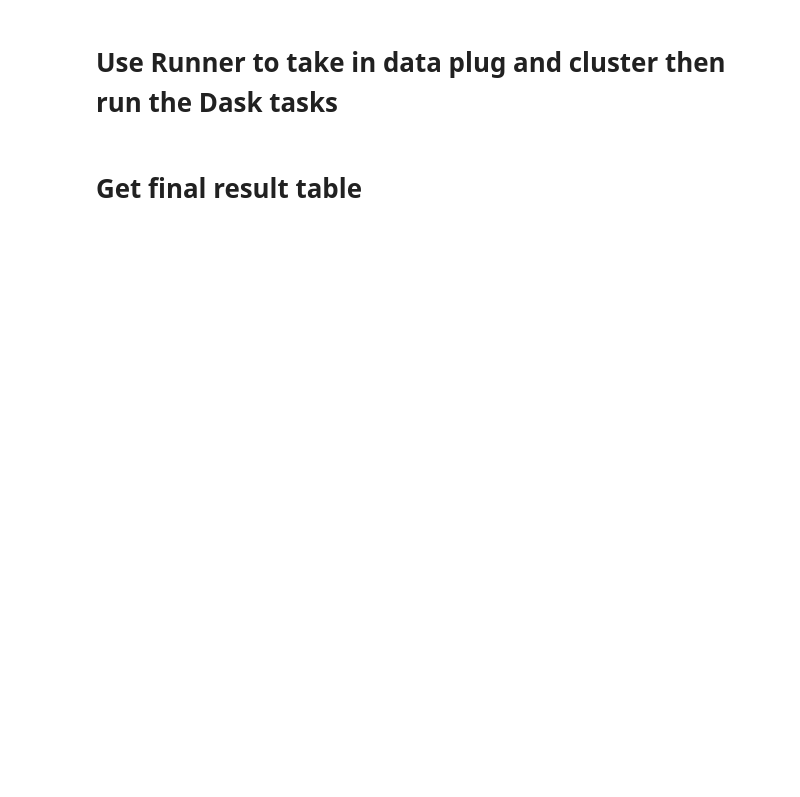
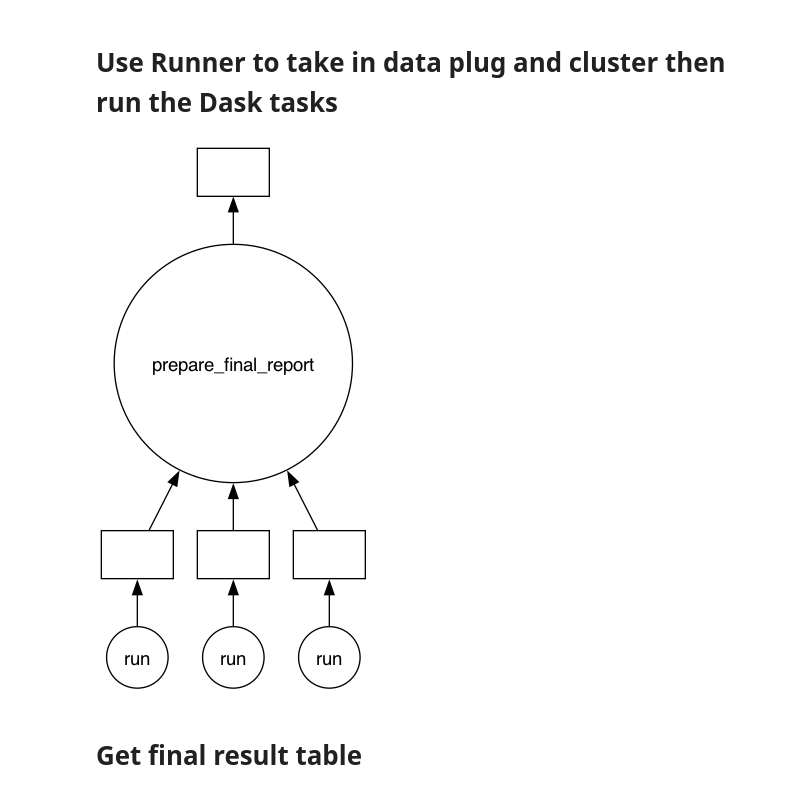
Before and after one commit to slacgismo/solar-data-tools, a Jupyter notebook: sdt_dask/examples/tool_demo_azure.ipynb, the cells around one changed output. Cells and saved outputs as stored; diff of their text form; code cells hidden in the pictures; blank space fills up the shorter version.

```diff
--- a/sdt_dask/examples/tool_demo_azure.ipynb
+++ b/sdt_dask/examples/tool_demo_azure.ipynb
@@ -54,7 +64,13 @@ client_setup = AzureClient(
     location="westus2",
     vm_size="Standard_D4s_v3",
     public_ingress=True,
-    disk_size=100,
+    disk_size=30,
+    # Environment variables needed to let VM have access to the S3 bucket
+    env_vars={
+        "AWS_ACCESS_KEY_ID": os.environ["AWS_ACCESS_KEY_ID"],
+        "AWS_SECRET_ACCESS_KEY": os.environ["AWS_SECRET_ACCESS_KEY"],
+        "AWS_REGION": os.environ["AWS_REGION"]
+    }
 )
 # Dask Local Client Initialization
 client = client_setup.init_client()
@@ -64,15 +99,17 @@ FileNotFoundError: [Errno 2] No such file or directory: 'az'
 # %% [markdown]
 # Use Runner to take in data plug and cluster then run the Dask tasks
 # %%
-runner = Runner(data_plug=redshift_data_plug,
+runner = Runner(data_plug=s3_data_plug,
                 client=client,
                 output_path=f"../result/")
 
 runner.set_up(KEYS, fix_shifts=True, verbose=True)
 runner.visualize()
 
 from IPython.display import display, Image
 display(Image(filename='sdt_graph.png'))
+# %% [output]
+[figure, added]
 # %% [markdown]
 # Get final result table
 # %%
```
Also changed, not shown: parts of 7 cells of this notebook, 5 other files.
